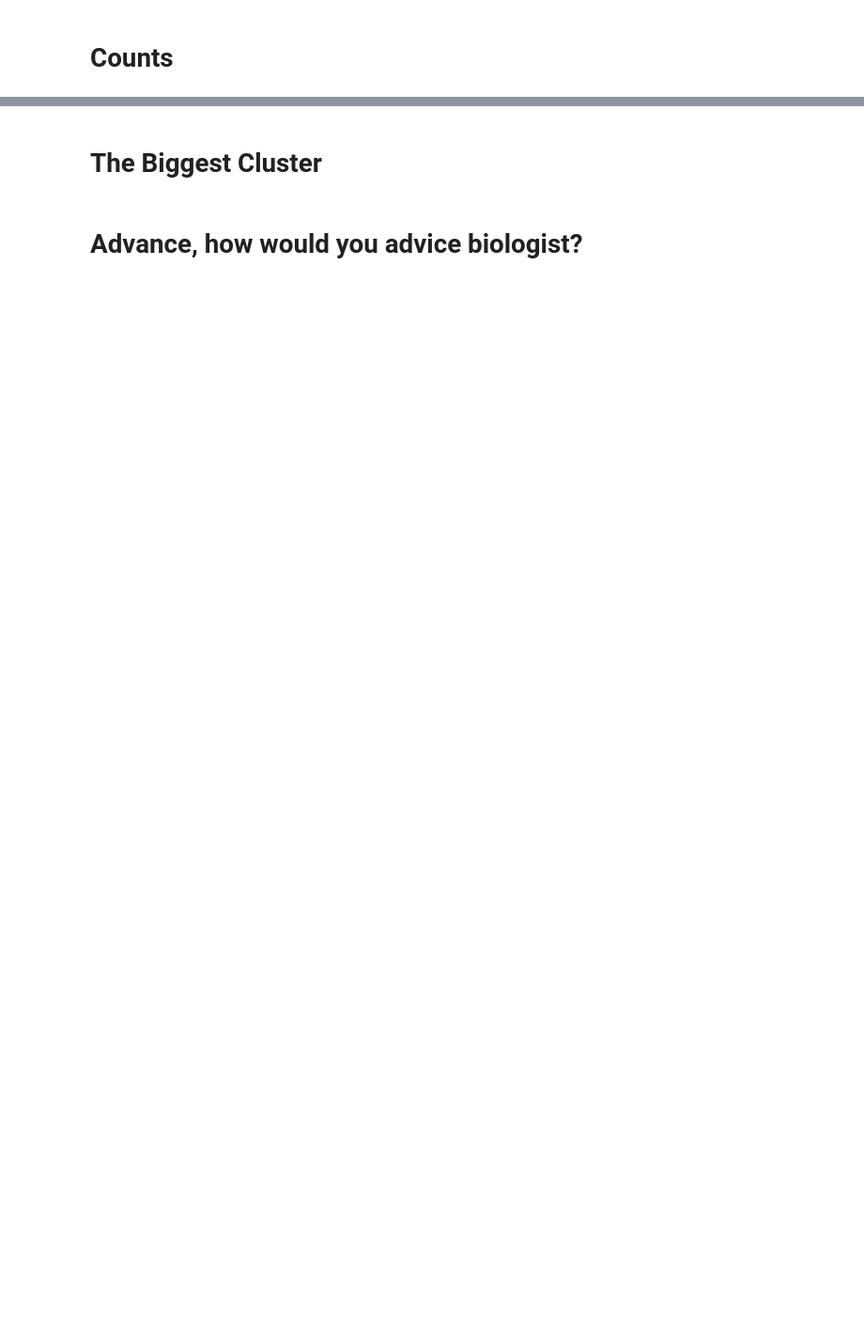
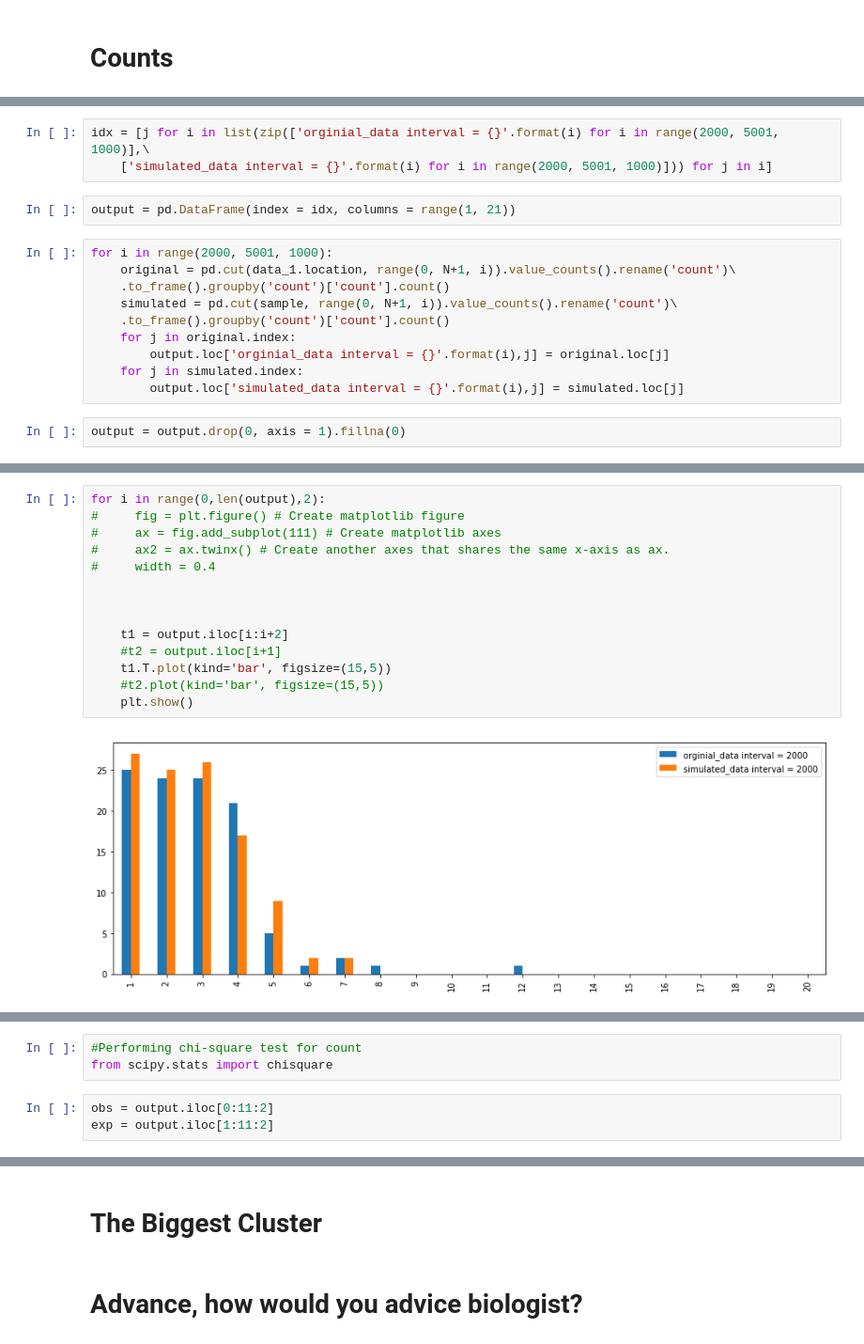
Before and after one commit to shy166/Data-Science-Investigation-Project, a Jupyter notebook: 189/hw3/study case 3 v2.ipynb, the cells around one changed output, grey strips where cells are left out. Shown at 94% size. Saved outputs shown, nothing was run; the diff lists cells and outputs as text; blank space fills up the shorter version.

```diff
--- a/189/hw3/study case 3 v2.ipynb
+++ b/189/hw3/study case 3 v2.ipynb
@@ -216,0 +218,17 @@ Power_divergenceResult(statistic=539551.2538835375, pvalue=0.0)
+# %%
+idx = [j for i in list(zip(['orginial_data interval = {}'.format(i) for i in range(2000, 5001, 1000)],\
+    ['simulated_data interval = {}'.format(i) for i in range(2000, 5001, 1000)])) for j in i]
+# %%
+output = pd.DataFrame(index = idx, columns = range(1, 21))
+# %%
+for i in range(2000, 5001, 1000):
+    original = pd.cut(data_1.location, range(0, N+1, i)).value_counts().rename('count')\
+    .to_frame().groupby('count')['count'].count()
+    simulated = pd.cut(sample, range(0, N+1, i)).value_counts().rename('count')\
+    .to_frame().groupby('count')['count'].count()
+    for j in original.index:
+        output.loc['orginial_data interval = {}'.format(i),j] = original.loc[j]
+    for j in simulated.index:
+        output.loc['simulated_data interval = {}'.format(i),j] = simulated.loc[j]
+# %%
+output = output.drop(0, axis = 1).fillna(0)
@@ -216,0 +247,16 @@ Power_divergenceResult(statistic=539551.2538835375, pvalue=0.0)
+# %%
+for i in range(0,len(output),2):
+#     fig = plt.figure() # Create matplotlib figure
+#     ax = fig.add_subplot(111) # Create matplotlib axes
+#     ax2 = ax.twinx() # Create another axes that shares the same x-axis as ax.
+#     width = 0.4
+
+
+
+    t1 = output.iloc[i:i+2]
+    #t2 = output.iloc[i+1]
+    t1.T.plot(kind='bar', figsize=(15,5))
+    #t2.plot(kind='bar', figsize=(15,5))
+    plt.show()
+# %% [output]
+[figure, added]
@@ -216,0 +266,6 @@ Power_divergenceResult(statistic=539551.2538835375, pvalue=0.0)
+# %%
+#Performing chi-square test for count
+from scipy.stats import chisquare
+# %%
+obs = output.iloc[0:11:2]
+exp = output.iloc[1:11:2]
```
Also changed, not shown: parts of 26 cells of this notebook, 3 other files.
